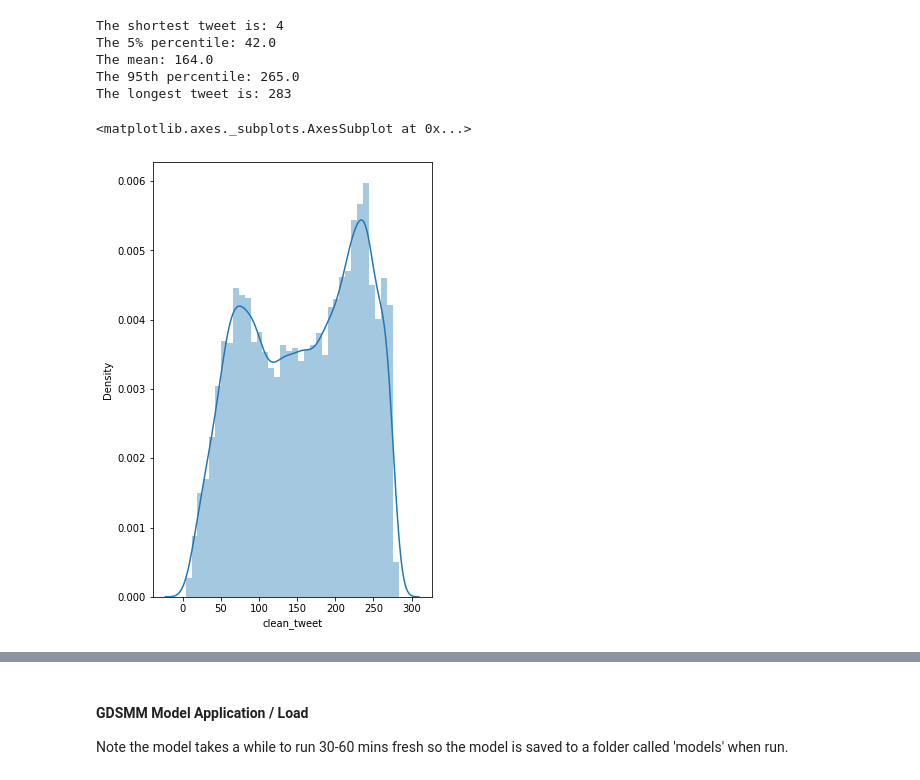
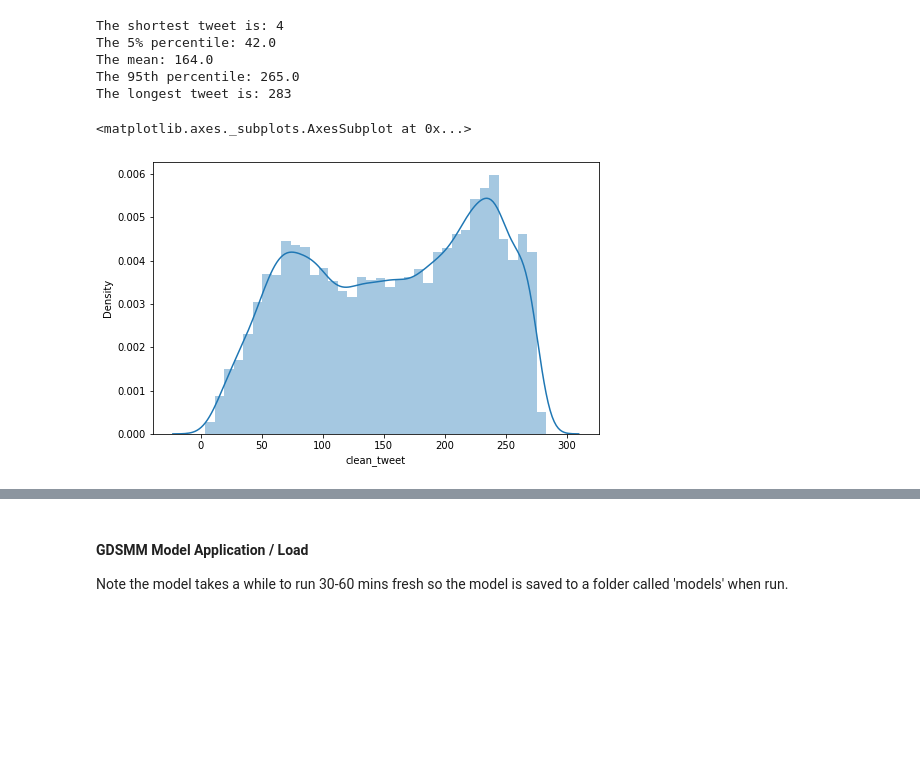
Before and after one commit to treetops81/Twitter-COP26, a Jupyter notebook: Twitter_API_v2.ipynb, the cells around one changed output, grey strips where cells are left out. Drawn from its saved outputs; the diff is of its cells as text; code cells hidden in the pictures; blank space fills up the shorter version.

```diff
--- a/Twitter_API_v2.ipynb
+++ b/Twitter_API_v2.ipynb
@@ -353,6 +353,8 @@ An GDSMM is model which only assumes one topic per document (which is much more
 # %%
 # Apply spacy preprocessing to the documents in our dataset
 docs = list(nlp.pipe(tweet_df.clean_tweet))
+
+tweet_df['spacy'] = docs
 # %%
 # Taking a spacy pipeline document, return bool True / False if there is a noun in document
 def find_noun(spacy_doc):
@@ -436,11 +438,11 @@ The 95th percentile: 265.0
 The longest tweet is: 283
 # %%
 # Plot tweet length distribution
-plt.figure(figsize=(5,8))
+plt.figure(figsize=(8,5))
 sns.distplot(df.clean_tweet.str.len())
 # %% [output]
 <matplotlib.axes._subplots.AxesSubplot at 0x...>
-[figure, old version]
+[figure, new version]
 # %%
 # Look at shortest tweets. These are mainly aimed directly at people (replies?) or reference other images or tweets.
 # They contain nouns (hence passed the exclusion) but don't seem to have a pattern I can easily discern around noun type or determiner.
```
Also changed, not shown: parts of 27 cells of this notebook.
